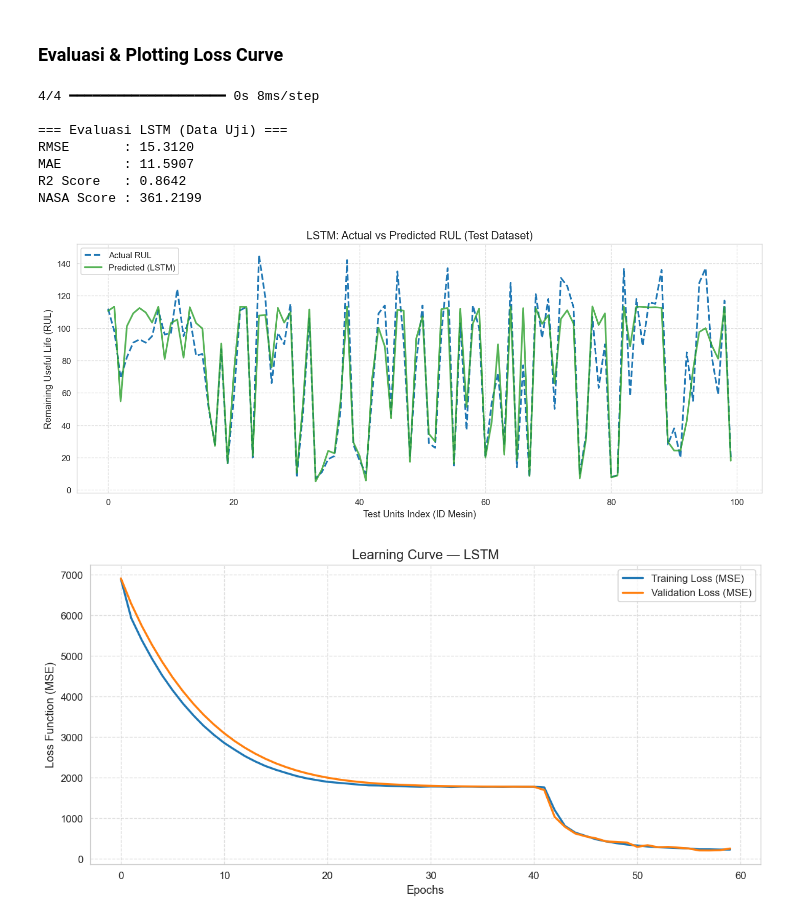
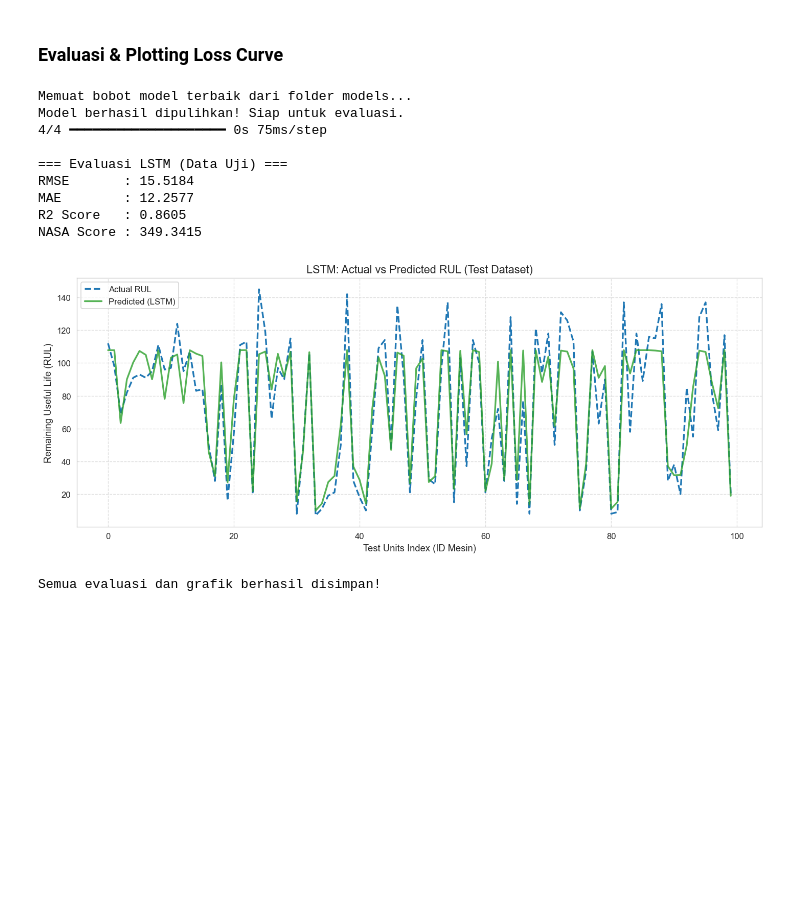
Before and after one commit to andriilaksono/rul-prediction-turbofan-cmapss, a Jupyter notebook: notebook/04_lstm_model.ipynb, the cells around one changed output. Drawn from its saved outputs; the diff is of its cells as text; code cells hidden in the pictures; blank space fills up the shorter version.

```diff
--- a/notebook/04_lstm_model.ipynb
+++ b/notebook/04_lstm_model.ipynb
@@ -141,9 +109,14 @@ WARNING:absl:You are saving your model as an HDF5 file via `model.save()` or `ke
 # %% [markdown]
 ### Evaluasi & Plotting Loss Curve
 # %%
-# ==========================================
-# 4. Evaluasi & Visualisasi LSTM (Konsisten dengan XGBoost)
-# ==========================================
+if os.path.exists('../models/lstm_best_model.h5'):
+    print("Memuat bobot model terbaik dari folder models...")
+    model.load_weights('../models/lstm_best_model.h5')
+    print("Model berhasil dipulihkan! Siap untuk evaluasi.")
+else:
+    print("File model tidak ditemukan.")
+
+# 2. Fungsi Evaluasi
 def evaluate_model(y_true, y_pred, model_name='Model'):
     rmse = np.sqrt(mean_squared_error(y_true, y_pred))
     mae  = mean_absolute_error(y_true, y_pred)
@@ -159,59 +132,44 @@ def evaluate_model(y_true, y_pred, model_name='Model'):
 
     print(f'\n=== Evaluasi {model_name} (Data Uji) ===')
     print(f'RMSE       : {rmse:.4f}')
     print(f'MAE        : {mae:.4f}')
     print(f'R2 Score   : {r2:.4f}')
     print(f'NASA Score : {ns:.4f}')
     return {'RMSE': float(rmse), 'MAE': float(mae), 'R2': float(r2), 'NASA_Score': float(ns)}
 
-# 1. Prediksi Data Test
-# Keras mereturn array 2D bentuk (100, 1), kita gunakan .flatten() agar jadi (100,) seperti y_test
+# 3. Prediksi Data Test
 y_pred_lstm = model.predict(X_test).flatten()
 metrics_lstm = evaluate_model(y_test, y_pred_lstm, model_name='LSTM')
 
-# 2. Plot Prediksi vs Aktual (Gaya Line Plot persis XGBoost)
+# 4. Plot Prediksi vs Aktual
 plt.figure(figsize=(12, 5))
-
-# y_test sudah numpy array 1D
 plt.plot(y_test, label='Actual RUL', linestyle='--', color='#1f77b4', linewidth=2)
-# Gunakan warna hijau untuk membedakan LSTM dari XGBoost (oranye)
 plt.plot(y_pred_lstm, label='Predicted (LSTM)', color='#2ca02c', alpha=0.8, linewidth=2)
 
 plt.title('LSTM: Actual vs Predicted RUL (Test Dataset)', fontsize=13)
 plt.xlabel('Test Units Index (ID Mesin)', fontsize=11)
 plt.ylabel('Remaining Useful Life (RUL)', fontsize=11)
 plt.legend(loc='best')
 plt.grid(True, linestyle='--', alpha=0.6)
 
 plt.tight_layout()
 plt.savefig('../output/lstm_pred_vs_actual_line.png', dpi=300)
 plt.show()
 
-# 3. Plot Kurva Pembelajaran (Pengganti Feature Importance untuk LSTM)
-plt.figure(figsize=(10, 5))
-plt.plot(history.history['loss'], label='Training Loss (MSE)', color='#1f77b4', linewidth=2)
-plt.plot(history.history['val_loss'], label='Validation Loss (MSE)', color='#ff7f0e', linewidth=2)
-
-plt.title('Learning Curve — LSTM', fontsize=13)
-plt.xlabel('Epochs', fontsize=11)
-plt.ylabel('Loss Function (MSE)', fontsize=11)
-plt.legend(loc='upper right')
-plt.grid(True, linestyle='--', alpha=0.6)
-
-plt.tight_layout()
-plt.savefig('../output/lstm_learning_curve.png', dpi=300)
-plt.show()
-
-# Simpan metrik ke JSON
+# 5. Simpan metrik ke JSON
 with open('../processed/lstm_metrics.json', 'w') as f:
     json.dump(metrics_lstm, f, indent=2)
+
+print("Semua evaluasi dan grafik berhasil disimpan!")
 # %% [output]
-4/4 ━━━━━━━━━━━━━━━━━━━━ 0s 8ms/step
+Memuat bobot model terbaik dari folder models...
+Model berhasil dipulihkan! Siap untuk evaluasi.
+4/4 ━━━━━━━━━━━━━━━━━━━━ 0s 75ms/step
 
 === Evaluasi LSTM (Data Uji) ===
-RMSE       : 15.3120
-MAE        : 11.5907
-R2 Score   : 0.8642
-NASA Score : 361.2199
+RMSE       : 15.5184
+MAE        : 12.2577
+R2 Score   : 0.8605
+NASA Score : 349.3415
-[figure, old version]
+[figure, new version]
-[figure, removed]
+Semua evaluasi dan grafik berhasil disimpan!
```
Also changed, not shown: parts of 4 cells of this notebook, 1 other file.
